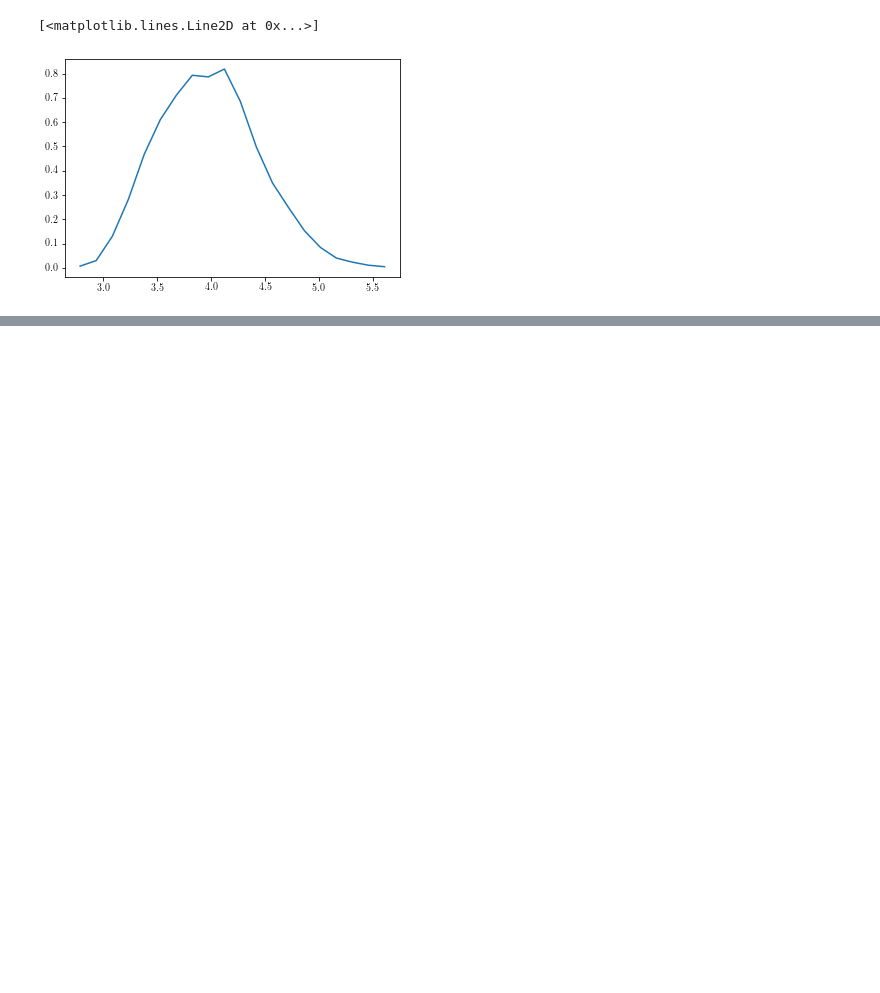
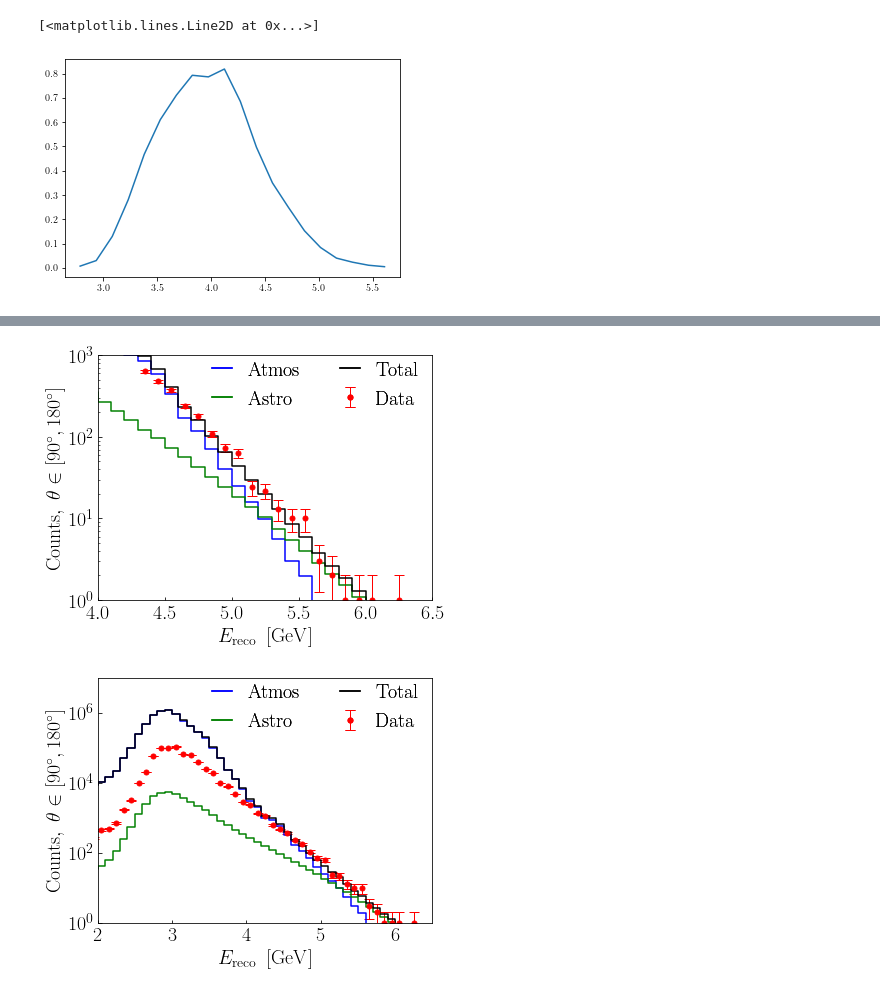
Before and after one commit to MeighenBergerS/dmpoint, a Jupyter notebook: notebooks/icecube_data.ipynb, the cells around one changed output, grey strips where cells are left out. Saved outputs shown, nothing was run; the diff lists cells and outputs as text; code cells hidden in the pictures; blank space fills up the shorter version.

```diff
--- a/notebooks/icecube_data.ipynb
+++ b/notebooks/icecube_data.ipynb
@@ -260,7 +263,7 @@ def sim_to_dec(surface_fluxes, year):
     smeared_atmos = []
     smeared_astro = []
     for id_theta, theta in tqdm(enumerate(list(surface_fluxes.keys()))):
-        check_angle = (theta - 180.)
+        check_angle = (theta)
         smeared_atmos_loc = []
         smeared_astro_loc = []
         int_grid = []
@@ -322,7 +340,7 @@ total_data
 # %%
 # Fitting
-fit_range_low = 51
-fit_range_high = 72
+fit_range_low = 31
+fit_range_high = 71
 def background_fit(norm_atmos, norm_astro, shift_atmos, shift_astro):
     spl_atmos = UnivariateSpline(np.log10(m_egrid) + shift_atmos,
                                  total_atmos * norm_atmos, k=1, s=0)
@@ -336,9 +354,9 @@ def LSQ(norm_atmos, norm_astro, shift_atmos, shift_astro):
                   np.log10(ym+1)) ** 2 / sigma_y ** 2)
     return res
 m = Minuit(LSQ, 0.5, 0.5, 0.1, 0.1)
-m.limits['norm_atmos'] = (0.01, 100.)
-m.limits['norm_astro'] = (0.8, 1.2)
+m.limits['norm_atmos'] = (0.5, 100.)
+m.limits['norm_astro'] = (0.9, 1.1)
 m.limits['shift_atmos'] = (-1, 1.)
-m.limits['shift_astro'] = (-5, 5.)
+m.limits['shift_astro'] = (-0.1, 0.1)
 m.migrad()
 # %% [output]
@@ -355,6 +388,8 @@ spl_atmos = UnivariateSpline(np.log10(m_egrid) + m.values[2],
                              total_atmos * m.values[0], k=1, s=0)
 spl_astro = UnivariateSpline(np.log10(m_egrid) + m.values[3],
                              total_astro * m.values[1], k=1, s=0)
+# spl_astro = UnivariateSpline(np.log10(m_egrid),
+#                              total_astro, k=1, s=0)
 ax.step(np.log10(m_egrid), spl_atmos(np.log10(m_egrid)), color='b',
         where='mid', label=r'$\mathrm{Atmos}$')
 ax.step(np.log10(m_egrid), spl_astro(np.log10(m_egrid)), color='g', where='mid', label=r'$\mathrm{Astro}$')
@@ -364,48 +399,51 @@ ax.set_xscale('linear')
 ax.set_yscale('log')
 ax.set_xlabel(r'$E_\mathrm{reco}\;\left[\mathrm{{GeV}}\right]$',
               fontsize=fontsize)
-ax.set_ylabel(r'$\mathrm{Counts},\;\theta\in \left[0^\circ, 90^\circ\right]$',
+ax.set_ylabel(r'$\mathrm{Counts},\;\theta\in \left[90^\circ, 180^\circ\right]$',
               fontsize=fontsize)
 ax.tick_params(axis = 'both', which = 'major', labelsize=fontsize, direction='in')
 ax.tick_params(axis = 'both', which = 'minor', labelsize=fontsize, direction='in')
 ax.set_xlim(4, 6.5)
-ax.set_ylim(1e-1, 1e3)
+ax.set_ylim(1e0, 1e3)
 h, l = ax.get_legend_handles_labels()
 lgd1 = ax.legend(h,l, loc=9, bbox_to_anchor=(0.65, +1.05),
                  ncol=2, fontsize=fontsize, handlelength=h_length,
                  fancybox=True, frameon=False)
 ax.add_artist(lgd1)
 plt.show()
-# fig.savefig("C:\\Users\\steph\\Documents\\PhD\\anti_proton\\pics\\Papers\\Zoomed_Data_benchmark.png",
-#             bbox_inches='tight')
+fig.savefig("..\\pics\\Zoomed_Data_benchmark.png",
+            bbox_inches='tight')
 # Not zoomed
 fig, ax = plt.subplots(1, 1,
                        figsize=(std_size, std_size * 6. / 8.),
                        sharex=True,
                        gridspec_kw={'hspace': 0})
 ax.errorbar(np.log10(m_egrid), total_data, yerr=np.sqrt(total_data), color='r', ls='none',
             fmt='o', markersize=5, label=r'$\mathrm{Data}$', capsize=5, elinewidth=1)
 ax.step(np.log10(m_egrid), spl_atmos(np.log10(m_egrid)), color='b',
         where='mid', label=r'$\mathrm{Atmos}$')
 ax.step(np.log10(m_egrid), spl_astro(np.log10(m_egrid)), color='g', where='mid', label=r'$\mathrm{Astro}$')
 ax.step(np.log10(m_egrid), spl_atmos(np.log10(m_egrid)) + spl_astro(np.log10(m_egrid)), color='k',
         where='mid', label=r'$\mathrm{Total}$')
 ax.set_xscale('linear')
 ax.set_yscale('log')
 ax.set_xlabel(r'$E_\mathrm{reco}\;\left[\mathrm{{GeV}}\right]$',
               fontsize=fontsize)
-ax.set_ylabel(r'$\mathrm{Counts},\;\theta\in \left[0^\circ, 90^\circ\right]$',
+ax.set_ylabel(r'$\mathrm{Counts},\;\theta\in \left[90^\circ, 180^\circ\right]$',
               fontsize=fontsize)
 ax.tick_params(axis = 'both', which = 'major', labelsize=fontsize, direction='in')
 ax.tick_params(axis = 'both', which = 'minor', labelsize=fontsize, direction='in')
 ax.set_xlim(2, 6.5)
 ax.set_ylim(1e0, 1e7)
 h, l = ax.get_legend_handles_labels()
 lgd1 = ax.legend(h,l, loc=9, bbox_to_anchor=(0.65, +1.05),
                  ncol=2, fontsize=fontsize, handlelength=h_length,
                  fancybox=True, frameon=False)
 ax.add_artist(lgd1)
 plt.show()
-# fig.savefig("C:\\Users\\steph\\Documents\\PhD\\anti_proton\\pics\\Papers\\Data_benchmark.png",
-#             bbox_inches='tight')
+fig.savefig("..\\pics\\Data_benchmark.png",
+            bbox_inches='tight')
+# %% [output]
+[figure, added]
+[figure, added]
 # %%
```
Also changed, not shown: parts of 12 cells of this notebook, 4 other files.
